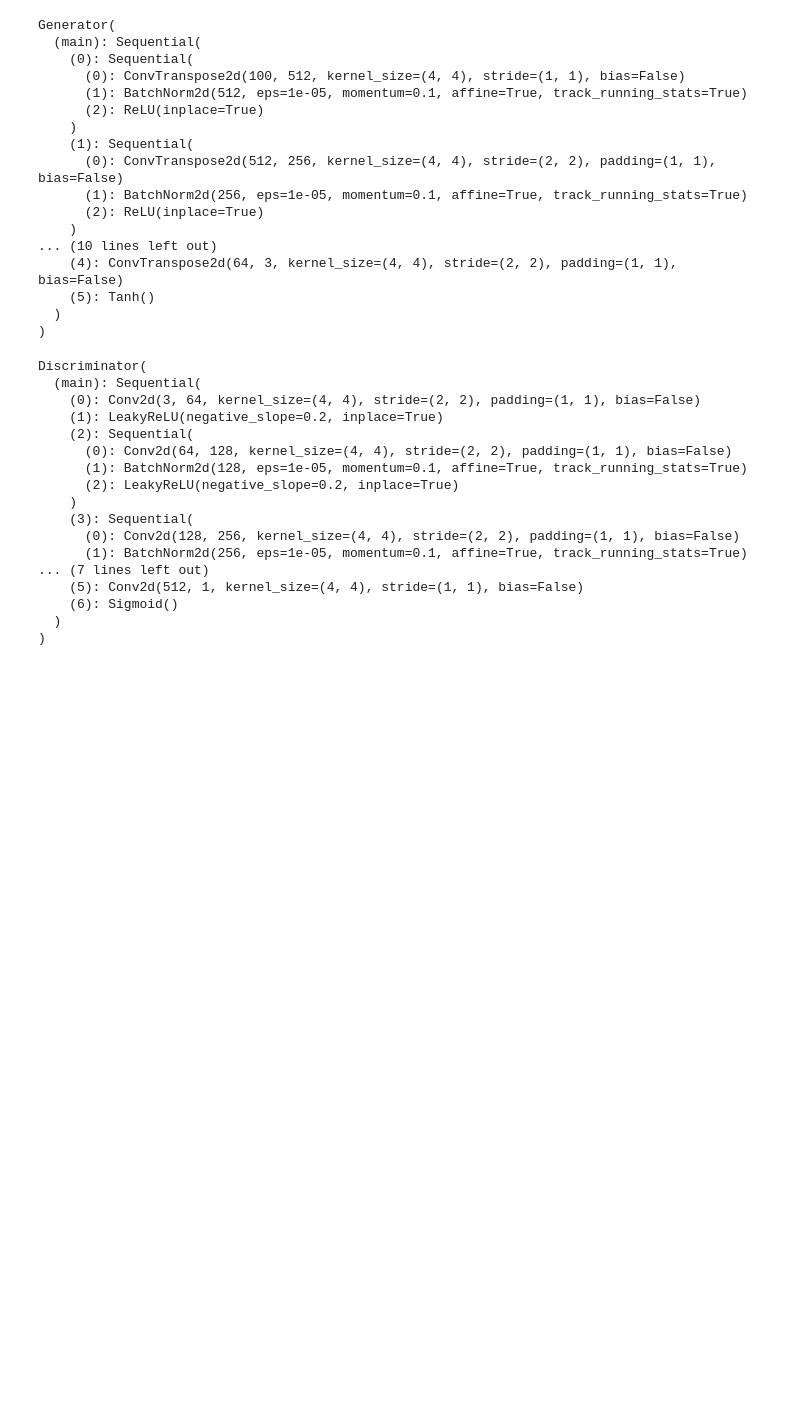
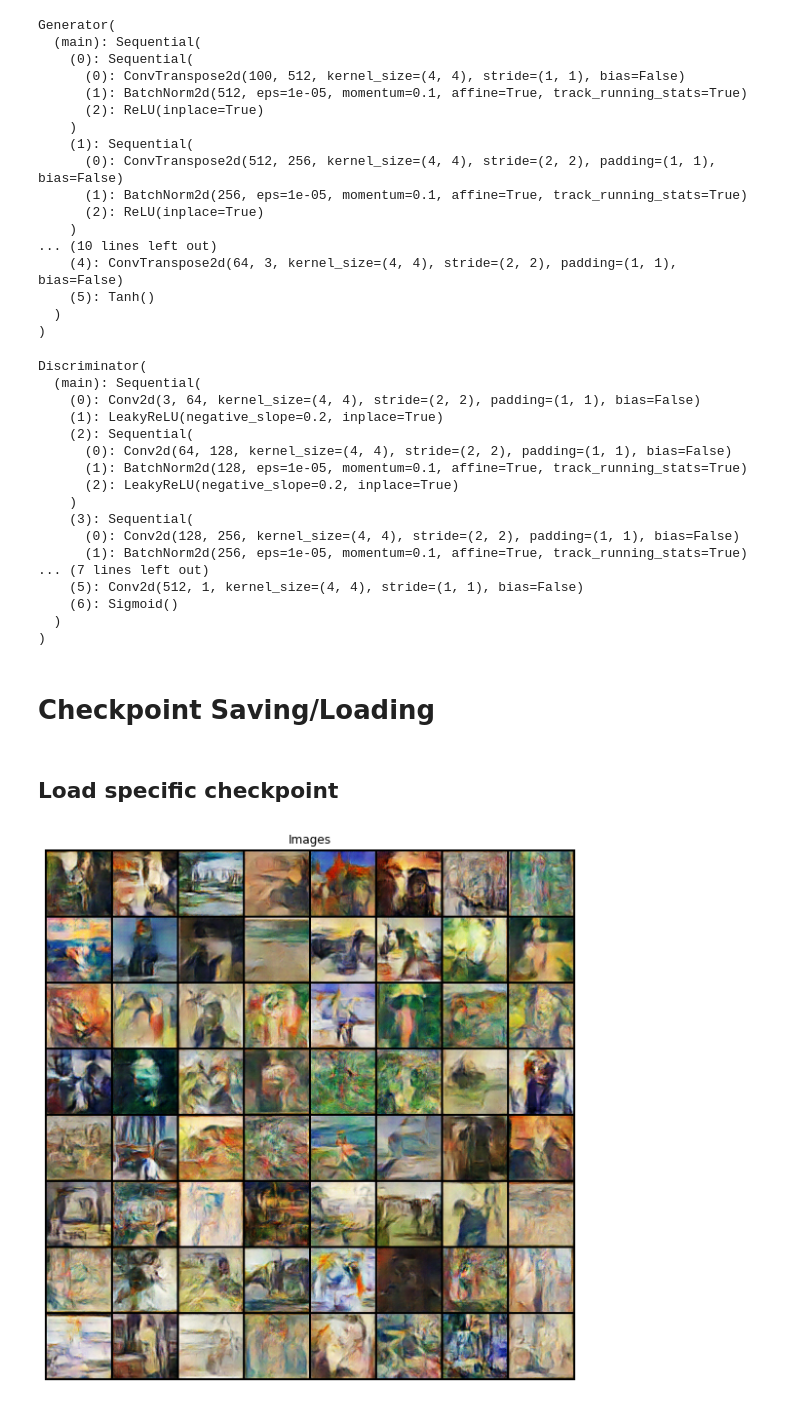
Before and after one commit to gbmap/pytorch_dcgan, a Jupyter notebook: dcgan.ipynb, the cells around one changed output. Saved outputs shown, nothing was run; the diff lists cells and outputs as text; code cells hidden in the pictures; blank space fills up the shorter version.

```diff
--- a/dcgan.ipynb
+++ b/dcgan.ipynb
@@ -177,3 +180,5 @@ g_optimizer = torch.optim.Adam(generator.parameters(), lr=0.0002, betas=(0.5, 0.
+# %% [markdown]
+# Checkpoint Saving/Loading
 # %%
 def save_checkpoint(epoch, model, optimizer, loss, filename_preffix="default"):
     print("=> Saving checkpoint")
@@ -185,0 +206,2 @@ def save_checkpoint(epoch, model, optimizer, loss, filename_preffix="default"):
+# %% [markdown]
+## Load specific checkpoint
@@ -186,10 +217,5 @@ def save_checkpoint(epoch, model, optimizer, loss, filename_preffix="default"):
 # %%
-
-d_losses = []
-g_losses = []
-
-num_epochs = 500
-img_list = []
+from IPython.display import clear_output
 
 for epoch in range(num_epochs):
 
@@ -235,35 +261,42 @@ for epoch in range(num_epochs):
         y_pred = discriminator(generated_images).view(-1)
 
         # Using real labels for generator loss.
         # This is a trick to maximize log(D(G(z))) instead of minimizing log(1-D(G(z)))
         labels.fill_(real_label)
         g_loss = loss(y_pred, labels)
         g_loss.backward()
 
         g_losses.append(g_loss.mean().item())
 
         g_optimizer.step()
 
         if i % 100 == 0:
             print(
                 f"Epoch {epoch} [{i}/{len(loader)}] "
                 f"D loss: {d_loss_total.mean().item():.4f} "
                 f"G loss: {g_loss.mean().item():.4f}"
             )
 
         if epoch == 0 and i == 0:
             # Test save
             save_checkpoint(epoch, generator, g_optimizer, g_losses[-1], "generator")
             save_checkpoint(epoch, discriminator, d_optimizer, d_losses[-1], "discriminator")
 
     with torch.no_grad():
-        generated_image = generator(fixed_noise).detach().cpu()
-        plt.imshow((generated_image[0].permute(1, 2, 0)+1.0)*0.5)
+        clear_output(False)
+        images = generator(fixed_noise).detach().cpu()
+        plt.figure(figsize=(10,10))
+        plt.axis("off")
+        plt.title("Images")
+        plt.imshow(np.transpose(torchvision.utils.make_grid(images, padding=2, normalize=True).cpu(),(1,2,0)))
         plt.show()
+        img_list.append(images)
 
     if epoch % 10 == 0:
         save_checkpoint(epoch, generator, g_optimizer, g_loss, "generator")
         save_checkpoint(epoch, discriminator, d_optimizer, d_loss_total, "discriminator")
+# %% [output]
+[figure, added]
 # %%
 # Plot g_losses and d_losses
 plt.plot(g_losses, label="Generator loss")
```
Also changed, not shown: parts of 13 cells of this notebook, 1 other file.
